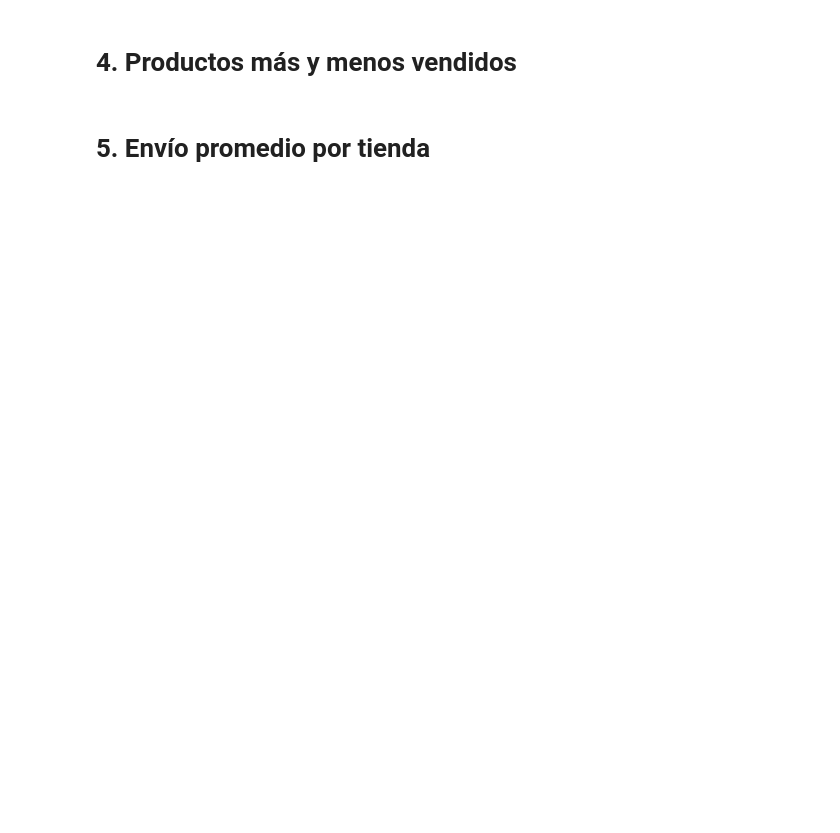
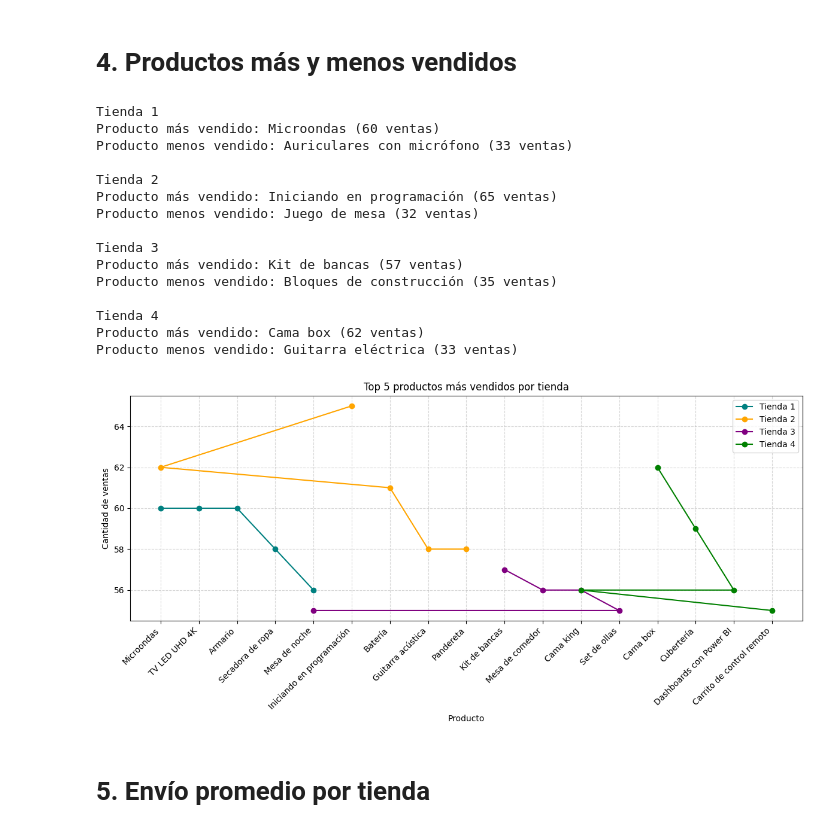
Before and after one commit to Monica-Restrepo/Challenge1_Data_Science, a Jupyter notebook: AluraStoreLatam.ipynb, the cells around one changed output. Drawn from its saved outputs; the diff is of its cells as text; code cells hidden in the pictures; blank space fills up the shorter version.

```diff
--- a/AluraStoreLatam.ipynb
+++ b/AluraStoreLatam.ipynb
@@ -145,5 +201,55 @@ calificaciones_promedio(tienda, tienda2, tienda3, tienda4)
 # %% [markdown]
 # 4. Productos más y menos vendidos
+# %%
+def productos_mas_y_menos_vendidos(t1, t2, t3, t4, top_n=5):
+    tiendas = [t1, t2, t3, t4]
+    nombres_tiendas = ['Tienda 1', 'Tienda 2', 'Tienda 3', 'Tienda 4']
+    colores = ['teal', 'orange', 'purple', 'green']
+    conteos = {}
+
+    # Analizamos cada tienda
+    for i, tienda in enumerate(tiendas):
+        conteo = tienda['Producto'].value_counts()
+        mas_vendido = conteo.idxmax()
+        menos_vendido = conteo.idxmin()
+        print(f"{nombres_tiendas[i]}")
+        print(f"Producto más vendido: {mas_vendido} ({conteo.max()} ventas)")
+        print(f"Producto menos vendido: {menos_vendido} ({conteo.min()} ventas)\n")
+        conteos[nombres_tiendas[i]] = conteo.head(top_n)
+
+    # Creamos el gráfico de líneas
+    plt.figure(figsize=(12, 6))
+    for i, nombre in enumerate(nombres_tiendas):
+        top = conteos[nombre]
+        plt.plot(top.index, top.values, marker='o', linestyle='-', label=nombre, color=colores[i])
+
+    plt.title(f"Top {top_n} productos más vendidos por tienda")
+    plt.xlabel("Producto")
+    plt.ylabel("Cantidad de ventas")
+    plt.xticks(rotation=45, ha='right')
+    plt.grid(True, linestyle='--', alpha=0.5)
+    plt.legend()
+    plt.tight_layout()
+    plt.show()
+
+productos_mas_y_menos_vendidos(tienda, tienda2, tienda3, tienda4)
+# %% [output]
+Tienda 1
+Producto más vendido: Microondas (60 ventas)
+Producto menos vendido: Auriculares con micrófono (33 ventas)
+
+Tienda 2
+Producto más vendido: Iniciando en programación (65 ventas)
+Producto menos vendido: Juego de mesa (32 ventas)
+
+Tienda 3
+Producto más vendido: Kit de bancas (57 ventas)
+Producto menos vendido: Bloques de construcción (35 ventas)
+
+Tienda 4
+Producto más vendido: Cama box (62 ventas)
+Producto menos vendido: Guitarra eléctrica (33 ventas)
+[figure, added]
 # %% [markdown]
 # 5. Envío promedio por tienda
 # %%
```
Also changed, not shown: parts of 6 cells of this notebook.
